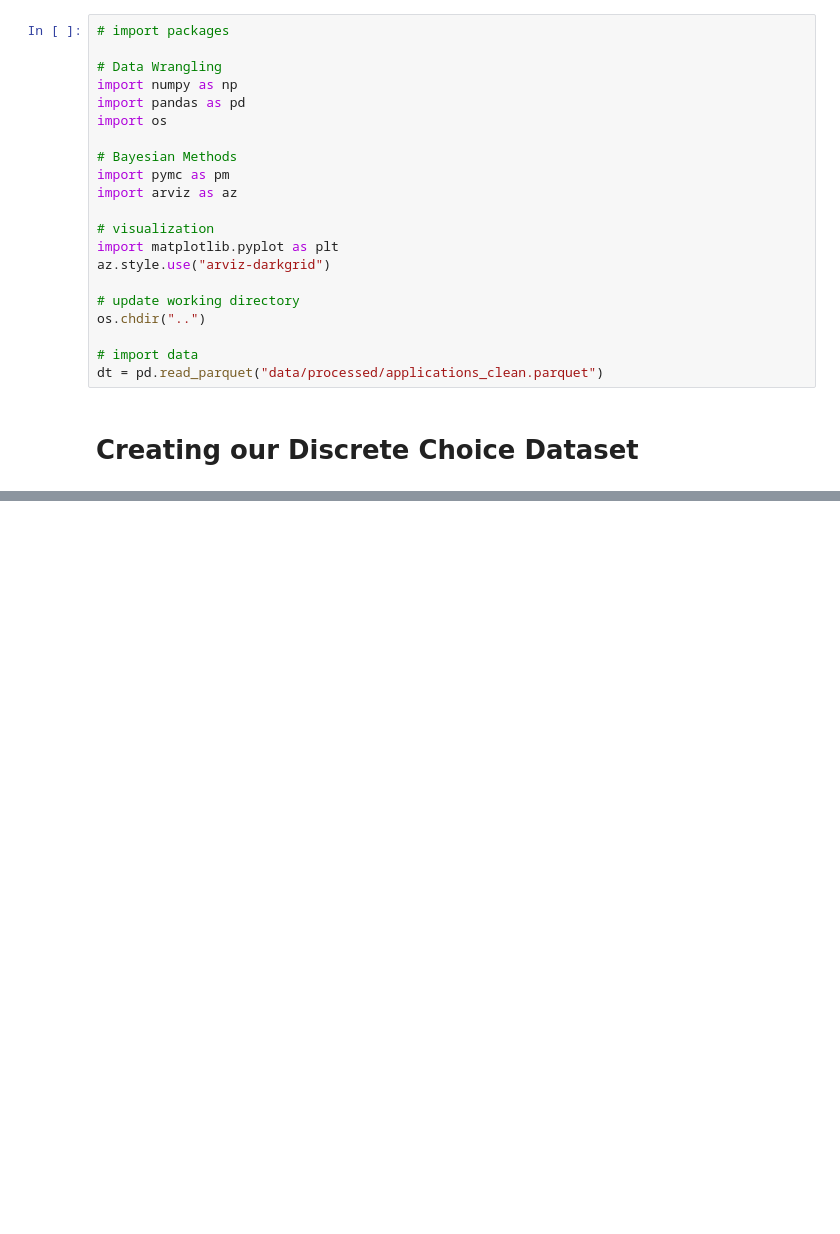
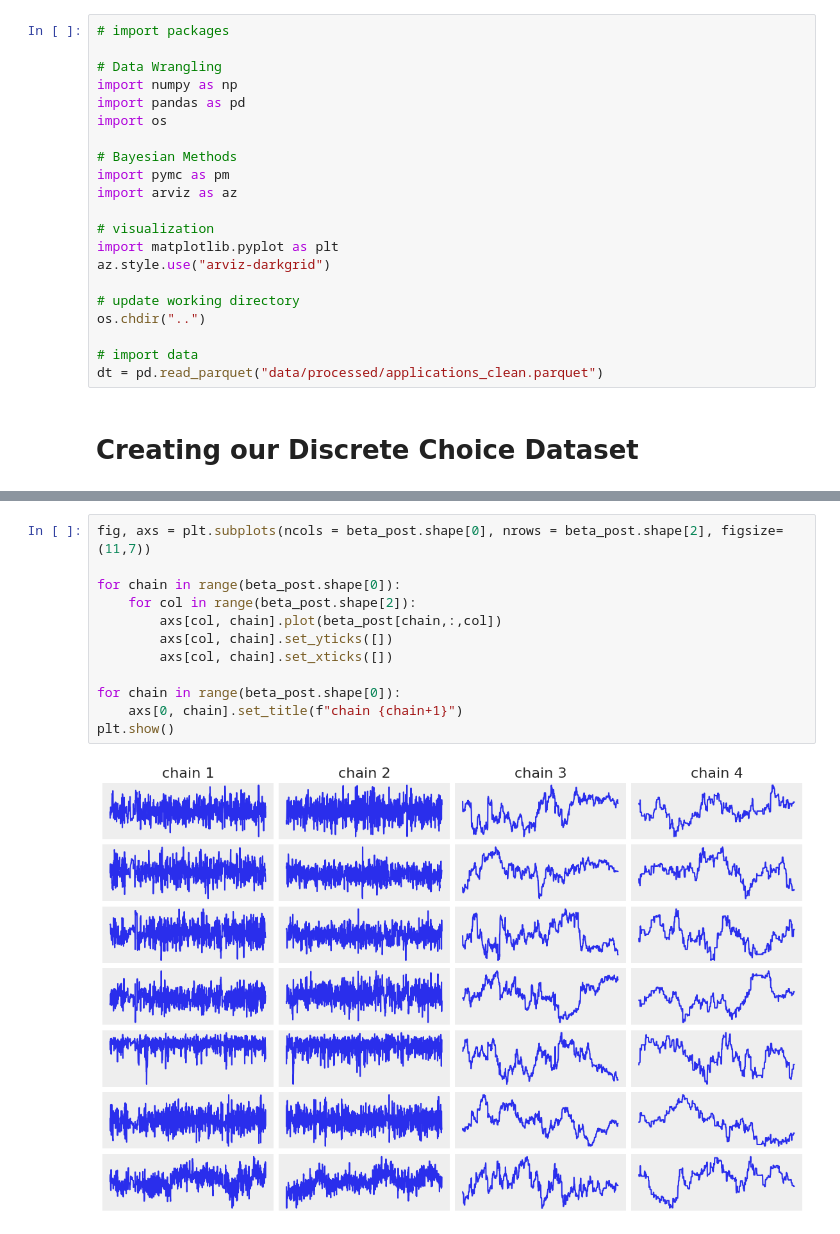
Before and after one commit to BU-Spark/pitne-affordable-housing-efficacy, a Jupyter notebook: fa25-team-b/eda/Bayesian_Model.ipynb, the cells around one changed output, grey strips where cells are left out. Saved outputs shown, nothing was run; the diff lists cells and outputs as text; blank space fills up the shorter version.

```diff
--- a/fa25-team-b/eda/Bayesian_Model.ipynb
+++ b/fa25-team-b/eda/Bayesian_Model.ipynb
@@ -422,0 +353,14 @@ for fe in range(len(X_FE.columns)):
+# %%
+fig, axs = plt.subplots(ncols = beta_post.shape[0], nrows = beta_post.shape[2], figsize=(11,7))
+
+for chain in range(beta_post.shape[0]):
+    for col in range(beta_post.shape[2]):
+        axs[col, chain].plot(beta_post[chain,:,col])
+        axs[col, chain].set_yticks([])
+        axs[col, chain].set_xticks([])
+
+for chain in range(beta_post.shape[0]):
+    axs[0, chain].set_title(f"chain {chain+1}")
+plt.show()
+# %% [output]
+[figure, added]
```
Also changed, not shown: parts of 36 cells of this notebook.
